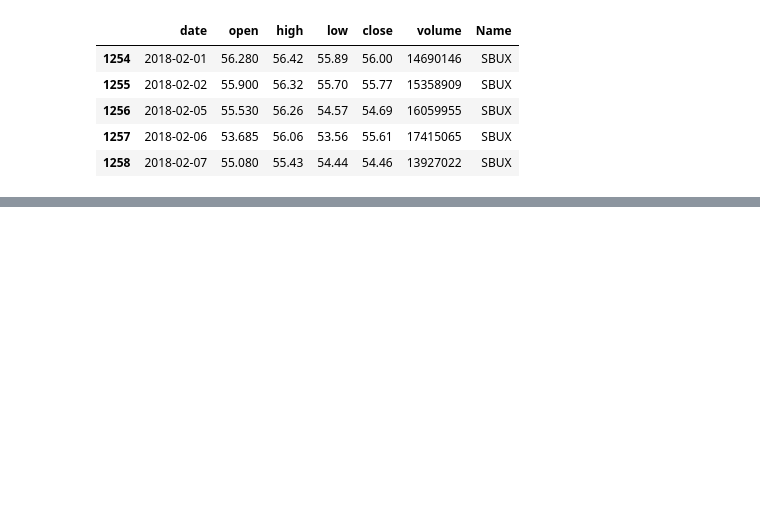
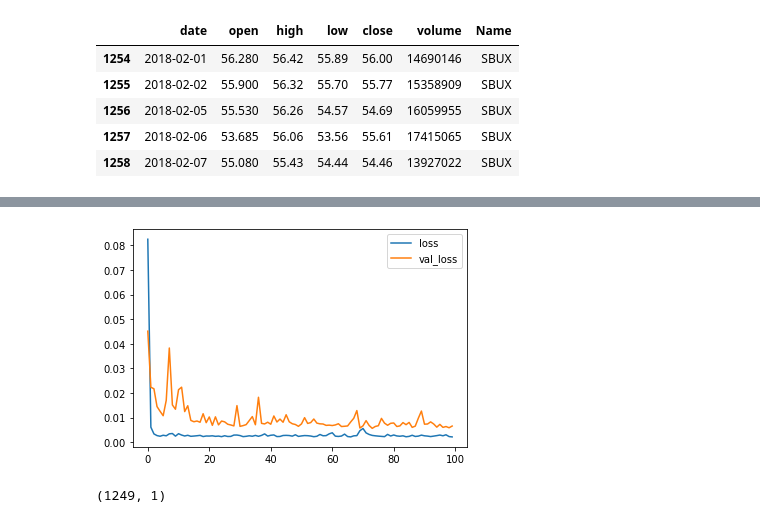
Before and after one commit to sener7106/NLP_study, a Jupyter notebook: 20220317/LSTM_stock.ipynb, the cells around one changed output, grey strips where cells are left out. Saved outputs shown, nothing was run; the diff lists cells and outputs as text; code cells hidden in the pictures; blank space fills up the shorter version.

```diff
--- a/20220317/LSTM_stock.ipynb
+++ b/20220317/LSTM_stock.ipynb
@@ -20,0 +44,17 @@ df.tail()
+# %%
+# build a dataset
+T = 10
+D = 1
+X = []
+Y = []
+
+for t in range(len(series) - T) :
+    x = series[t: t+T]
+    X.append(x)
+    y = series[t+T]
+    Y.append(y)
+# %%
+X = np.array(X).reshape(-1 , T , 1) # N, T, D  형태로 변환하기
+Y = np.array(Y)
+N = len(X)
+print(f"X.shape:{X.shape}, Y.shape:{Y.shape}, N.length:{N}")
@@ -20,0 +63,12 @@ df.tail()
+# %%
+### try autoagressive RNN model
+
+# build the model`
+i = Input(shape=(T, 1))
+x = LSTM(5)(i)
+x = Dense(1)(x)
+model = Model(i, x)
+model.compile(
+    loss = 'mse',
+    optimizer=Adam(lr=0.1),
+    metrics=['accuracy'])
@@ -20,0 +93,3 @@ df.tail()
+# %%
+# train the RNN
+r = model.fit(X[:-N//2], Y[:-N//2], epochs = 100, validation_data = (X[-N//2:], Y[-N//2:]))
@@ -20,0 +114,15 @@ df.tail()
+# %%
+plt.plot(r.history['loss'], label = 'loss')
+plt.plot(r.history['val_loss'], label = 'val_loss')
+plt.legend()
+plt.show()
+# %% [output]
+[figure, added]
+# %%
+# One-step forecast using true targets
+predicts = model.predict(X)
+predicts.shape
+final_predictions = predicts[:, 0]
+print(predicts.shape)
+# %% [output]
+(1249, 1)
```
Also changed, not shown: parts of 35 cells of this notebook.
